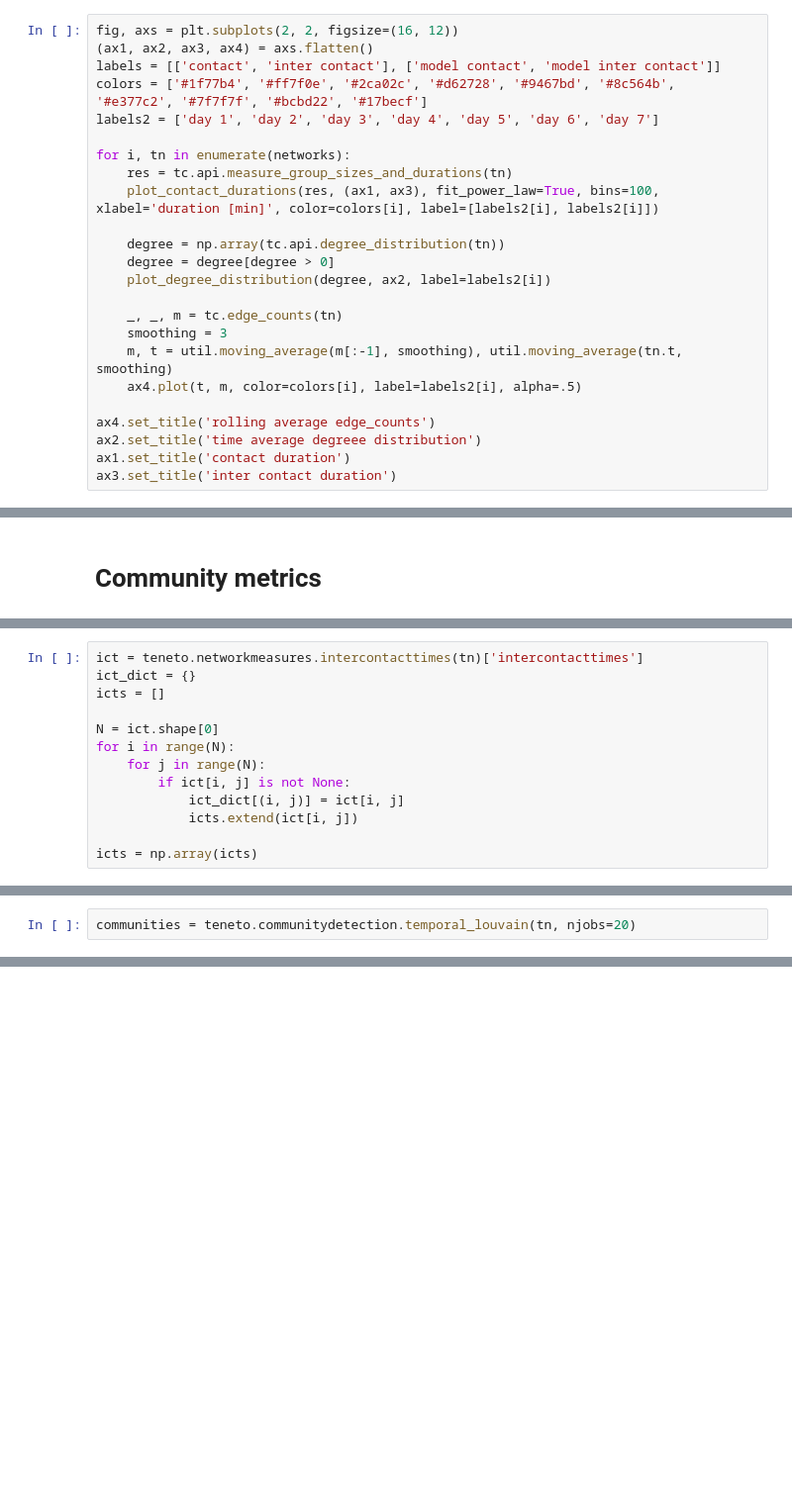
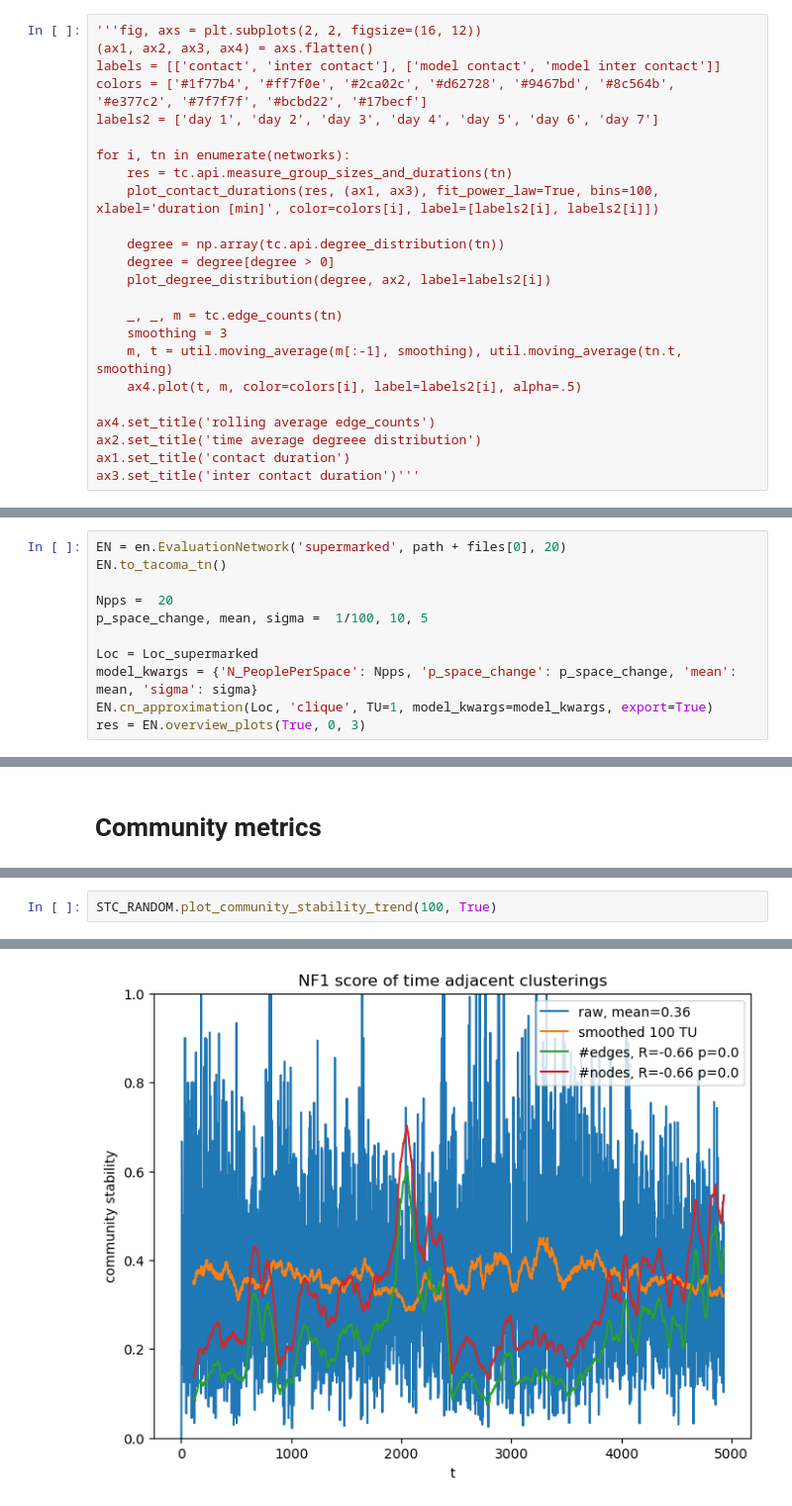
Before and after one commit to JurijSchoenfeld/Traf2Net, a Jupyter notebook: supermarked_eval.ipynb, the cells around one changed output, grey strips where cells are left out. Shown at 99% size. Drawn from its saved outputs; the diff is of its cells as text; blank space fills up the shorter version.

```diff
--- a/supermarked_eval.ipynb
+++ b/supermarked_eval.ipynb
@@ -40,5 +23,5 @@ edge changes errors:  0
 # %%
-fig, axs = plt.subplots(2, 2, figsize=(16, 12))
+'''fig, axs = plt.subplots(2, 2, figsize=(16, 12))
 (ax1, ax2, ax3, ax4) = axs.flatten()
 labels = [['contact', 'inter contact'], ['model contact', 'model inter contact']]
 colors = ['#1f77b4', '#ff7f0e', '#2ca02c', '#d62728', '#9467bd', '#8c564b', '#e377c2', '#7f7f7f', '#bcbd22', '#17becf']
@@ -60,5 +43,5 @@ for i, tn in enumerate(networks):
 ax4.set_title('rolling average edge_counts')
 ax2.set_title('time average degreee distribution')
 ax1.set_title('contact duration')
-ax3.set_title('inter contact duration')
+ax3.set_title('inter contact duration')'''
 # %% [output]
@@ -182,0 +227,11 @@ res = EN.overview_plots(True, 4, 3)
+# %%
+EN = en.EvaluationNetwork('supermarked', path + files[0], 20)
+EN.to_tacoma_tn()
+
+Npps =  20
+p_space_change, mean, sigma =  1/100, 10, 5
+
+Loc = Loc_supermarked
+model_kwargs = {'N_PeoplePerSpace': Npps, 'p_space_change': p_space_change, 'mean': mean, 'sigma': sigma}
+EN.cn_approximation(Loc, 'clique', TU=1, model_kwargs=model_kwargs, export=True)
+res = EN.overview_plots(True, 0, 3)
@@ -325,13 +312,0 @@ print(tn.N, tn.T)
-# %%
-ict = teneto.networkmeasures.intercontacttimes(tn)['intercontacttimes']
-ict_dict = {}
-icts = []
-
-N = ict.shape[0]
-for i in range(N):
-    for j in range(N):
-        if ict[i, j] is not None:
-            ict_dict[(i, j)] = ict[i, j]
-            icts.extend(ict[i, j])
-
-icts = np.array(icts)
@@ -367,2 +312,0 @@ degree_centrality
-# %%
-communities = teneto.communitydetection.temporal_louvain(tn, njobs=20)
@@ -371,0 +622,3 @@ IndexError: index 426517 is out of bounds for axis 0 with size 426349
+# %%
+STC_RANDOM.plot_community_stability_trend(100, True)
+# %% [output]
@@ -371,0 +642 @@ IndexError: index 426517 is out of bounds for axis 0 with size 426349
+[figure, added]
```
Also changed, not shown: parts of 59 cells of this notebook, 11 other files.
